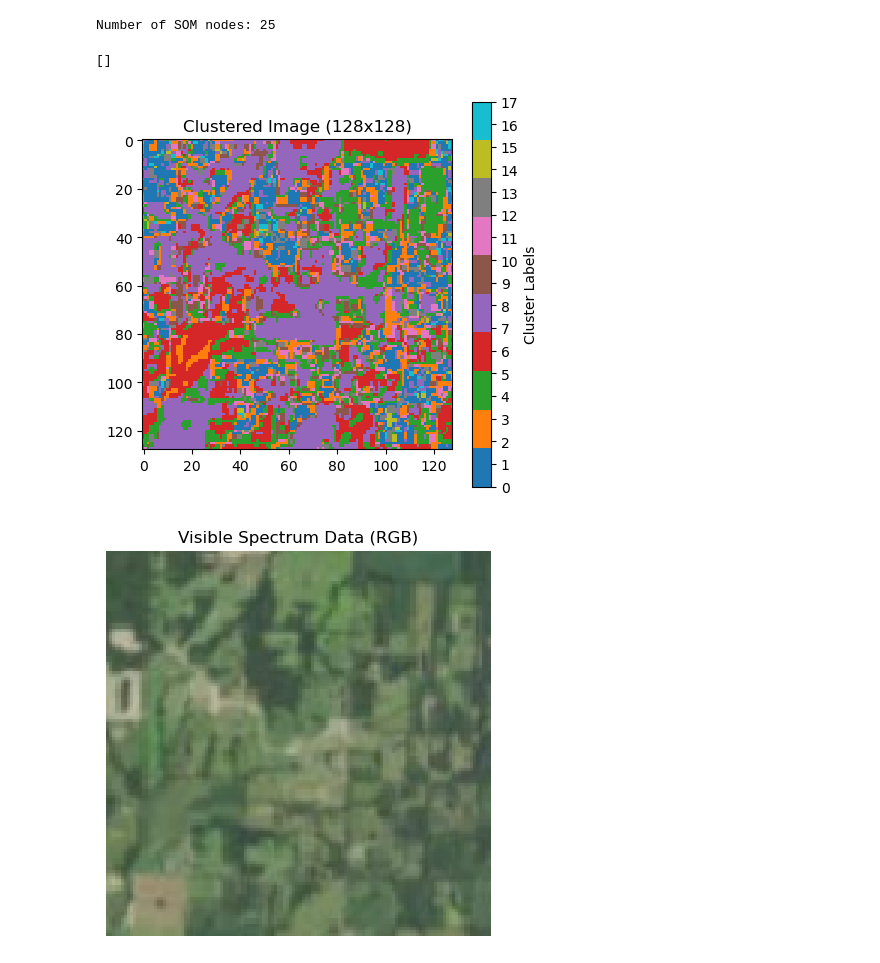
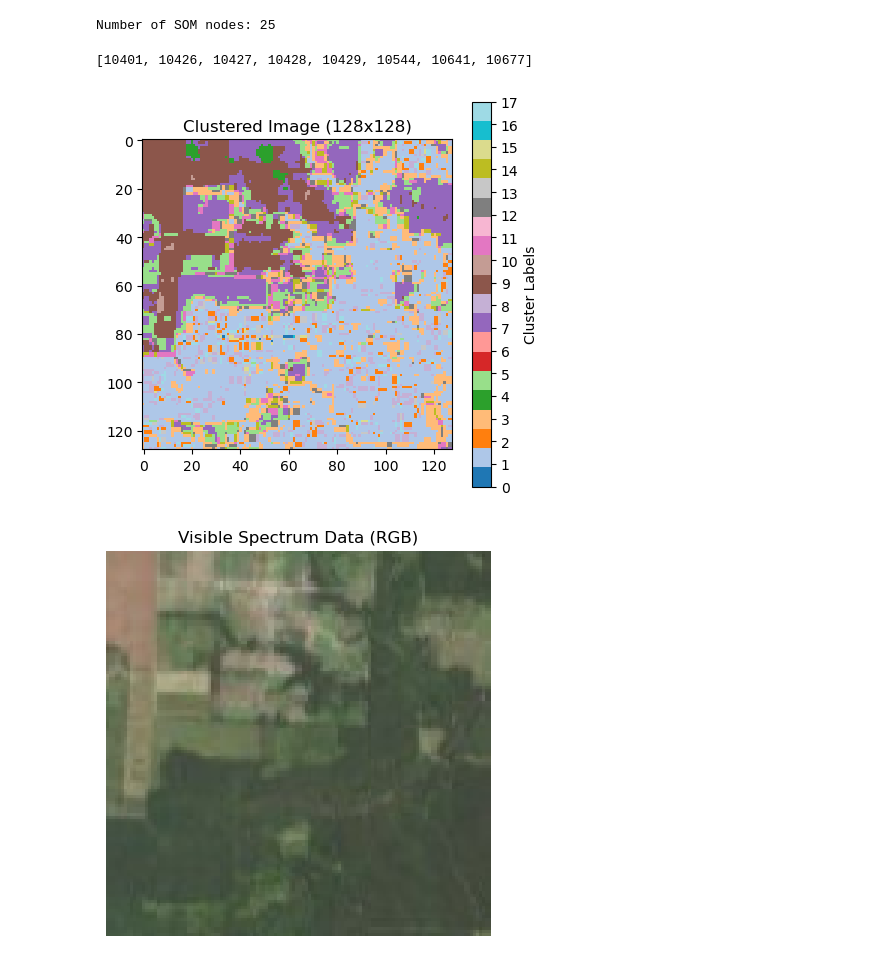
Before and after one commit to tague-carlyon/SOMproject, a Jupyter notebook: som.ipynb, the cells around one changed output. Saved outputs shown, nothing was run; the diff lists cells and outputs as text; code cells hidden in the pictures.

```diff
--- a/som.ipynb
+++ b/som.ipynb
@@ -209,7 +209,7 @@ keys = [i for i in product(range(som_grid_rows), range(som_grid_columns))]
 winmap = {key: [] for key in keys}
 
 # grab the indices for the data within the SOM lattice
-for i, x in enumerate(data[0].reshape(image_height * image_width, data.shape[-1])):
+for i, x in enumerate(data[1].reshape(image_height * image_width, data.shape[-1])):
     winmap[som.winner(x)].append(i)
 
 som_keys = list(winmap.keys())
@@ -219,7 +219,7 @@ Number of SOM nodes: 25
 # %%
 winmap[(0,0)]
 # %% [output]
-[]
+[10401, 10426, 10427, 10428, 10429, 10544, 10641, 10677]
 # %%
 # Define cluster_dict from winmap
 cluster_dict = {key: value for key, value in winmap.items() if value}
@@ -237,24 +237,26 @@ for cluster_idx, (cluster_name, pixel_indices) in enumerate(cluster_dict.items()
 # Reshape to 2D
 image_clusters = flattened_labels.reshape(height, width)
 # %%
+
+cmap = plt.get_cmap("tab20", len(cluster_dict))  # Use a colormap with enough distinct colors
 
 # Plot the clustered image
 plt.figure(figsize=(5, 5))
-plt.imshow(image_clusters, cmap="tab10", interpolation="nearest")
+plt.imshow(image_clusters, cmap=cmap, interpolation="nearest")
 plt.colorbar(ticks=range(len(cluster_dict)), label="Cluster Labels")
 plt.title(f"Clustered Image ({square_size}x{square_size})")
 plt.show()
 
 # Plot the visible spectrum data as an RGB image
 plt.figure(figsize=(5, 5))
-rgb_image = data[0, :, :, 10:13]  # Normalize to [0, 1] range for RGB
+rgb_image = data[1, :, :, 10:13]  # Normalize to [0, 1] range for RGB
 plt.imshow(rgb_image, interpolation="nearest")
 plt.title("Visible Spectrum Data (RGB)")
 plt.axis("off")  # Turn off axis for better visualization
 plt.show()
 # %% [output]
-[figure, old version]
+[figure, new version]
-[figure, old version]
+[figure, new version]
 # %%
 # psuedo code for evaluating the som
 
```
Also changed, not shown: parts of 1 cell of this notebook.
